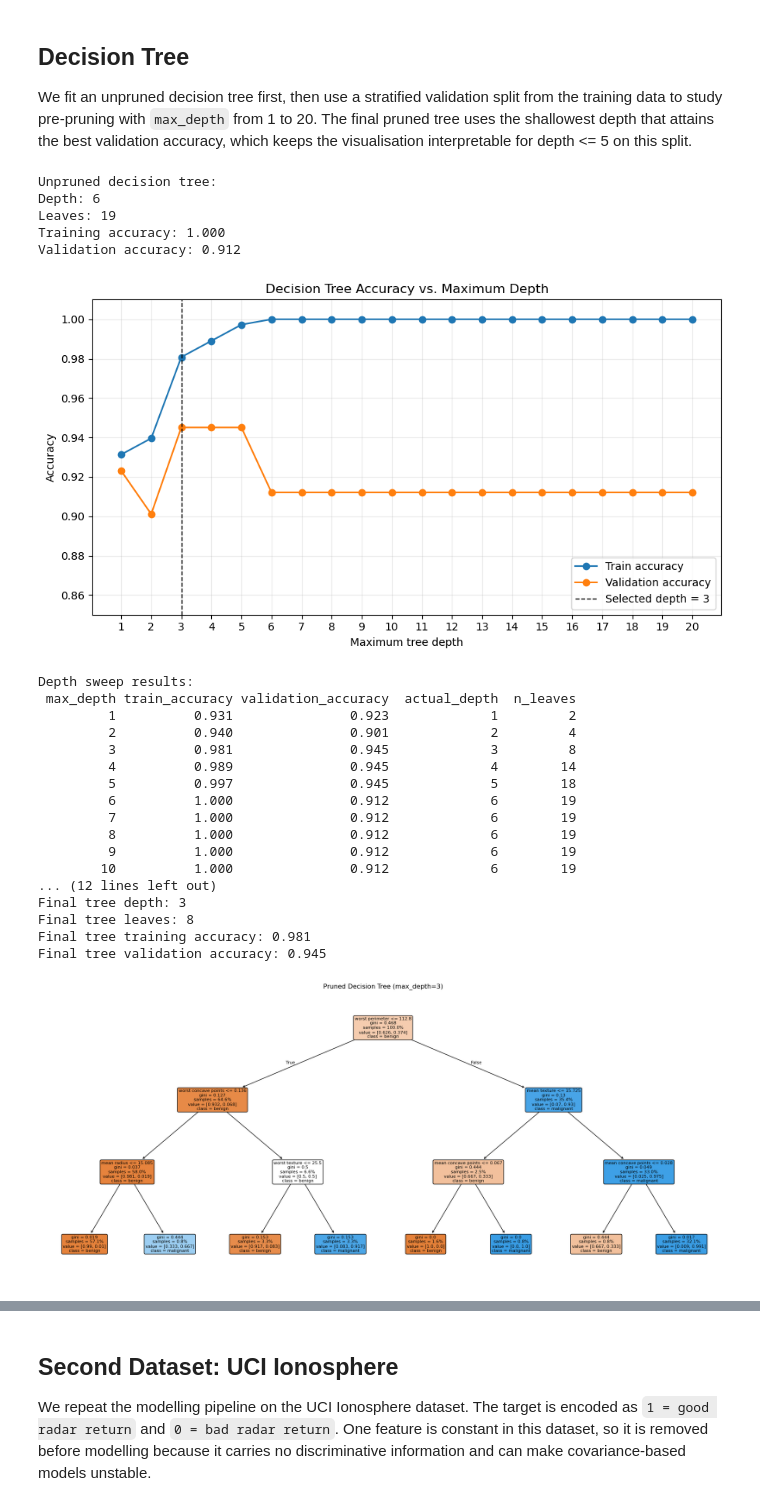
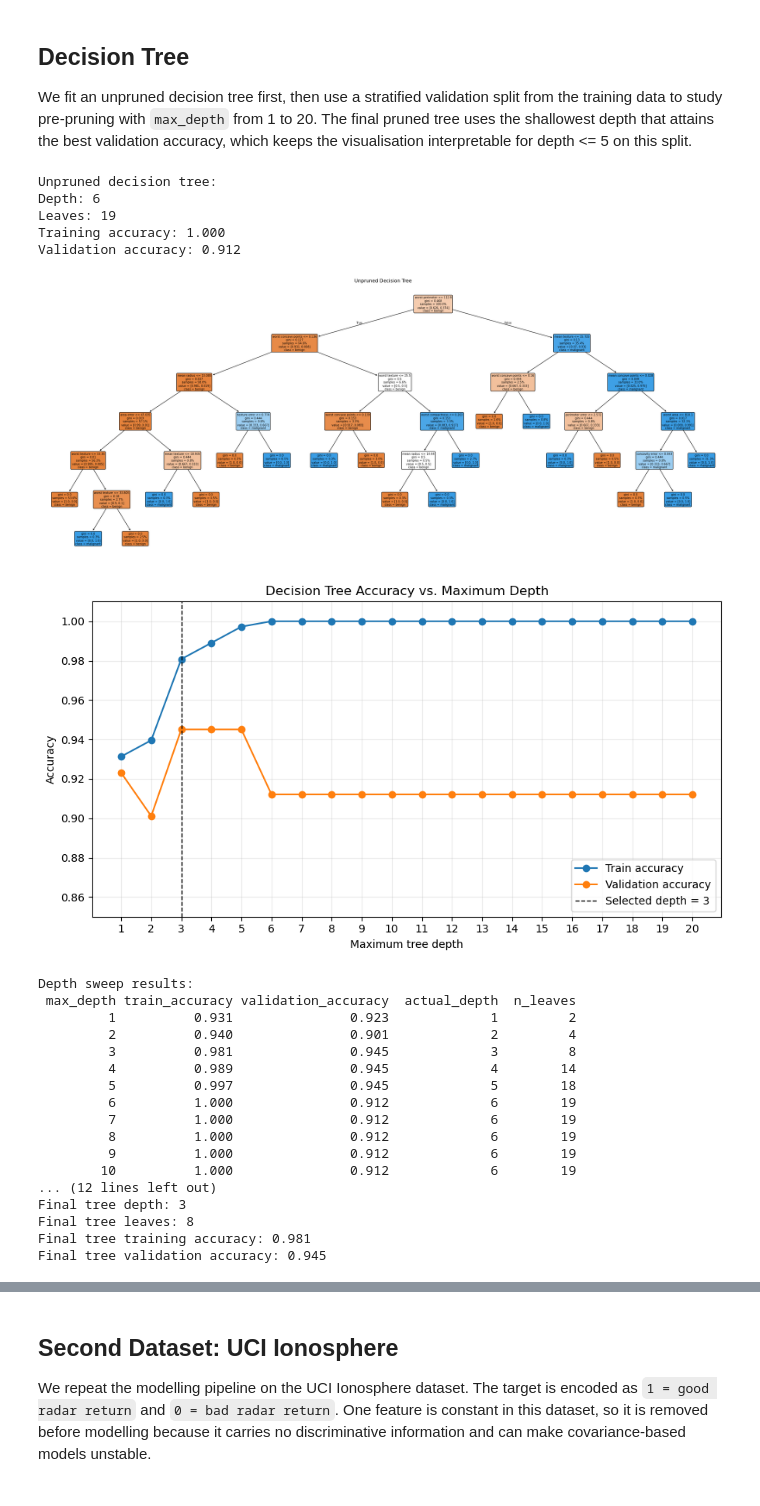
Before and after one commit to mdsanghi/ML_Assisgnment1, a Jupyter notebook: binary_classification.ipynb, the cells around one changed output, grey strips where cells are left out. Drawn from its saved outputs; the diff is of its cells as text; code cells hidden in the pictures.

Commit message:
update plots

```diff
--- a/binary_classification.ipynb
+++ b/binary_classification.ipynb
@@ -421,6 +422,22 @@ print(f"Depth: {unpruned_tree.get_depth()}")
 print(f"Leaves: {unpruned_tree.get_n_leaves()}")
 print(f"Training accuracy: {unpruned_tree.score(X_tree_train, y_tree_train):.3f}")
 print(f"Validation accuracy: {unpruned_tree.score(X_val, y_val):.3f}")
+
+fig, ax = plt.subplots(figsize=(24, 10))
+plot_tree(
+    unpruned_tree,
+    feature_names=X_train.columns,
+    class_names=["benign", "malignant"],
+    filled=True,
+    rounded=True,
+    impurity=True,
+    proportion=True,
+    fontsize=7,
+    ax=ax,
+)
+ax.set_title("Unpruned Decision Tree")
+fig.tight_layout()
+plt.show()
 
 max_depth_values = range(1, 21)
 depth_results = []
@@ -473,34 +490,35 @@ fig, ax = plt.subplots(figsize=(18, 8))
 plot_tree(
     final_tree,
     feature_names=X_train.columns,
     class_names=["benign", "malignant"],
     filled=True,
     rounded=True,
     impurity=True,
     proportion=True,
     fontsize=8,
     ax=ax,
 )
 ax.set_title(f"Pruned Decision Tree (max_depth={best_depth})")
 fig.tight_layout()
 plt.show()
 
 feature_importances = (
     pd.Series(final_tree.feature_importances_, index=X_train.columns, name="gini_importance")
     .sort_values(ascending=False)
     .to_frame()
 )
 nonzero_feature_importances = feature_importances[feature_importances["gini_importance"] > 0]
 
 print("\nGini-based feature importances for the final pruned tree:")
 print(nonzero_feature_importances.to_string(formatters={"gini_importance": "{:.4f}".format}))
 # %% [output]
 Unpruned decision tree:
 Depth: 6
 Leaves: 19
 Training accuracy: 1.000
 Validation accuracy: 0.912
-[figure, old version]
+[figure, new version]
+[figure, new version]
 Depth sweep results:
  max_depth train_accuracy validation_accuracy  actual_depth  n_leaves
          1          0.931               0.923             1         2
@@ -518,4 +536,3 @@ Final tree depth: 3
 Final tree leaves: 8
 Final tree training accuracy: 0.981
 Final tree validation accuracy: 0.945
-[figure, old version]
```
Also changed, not shown: parts of 2 cells of this notebook.
